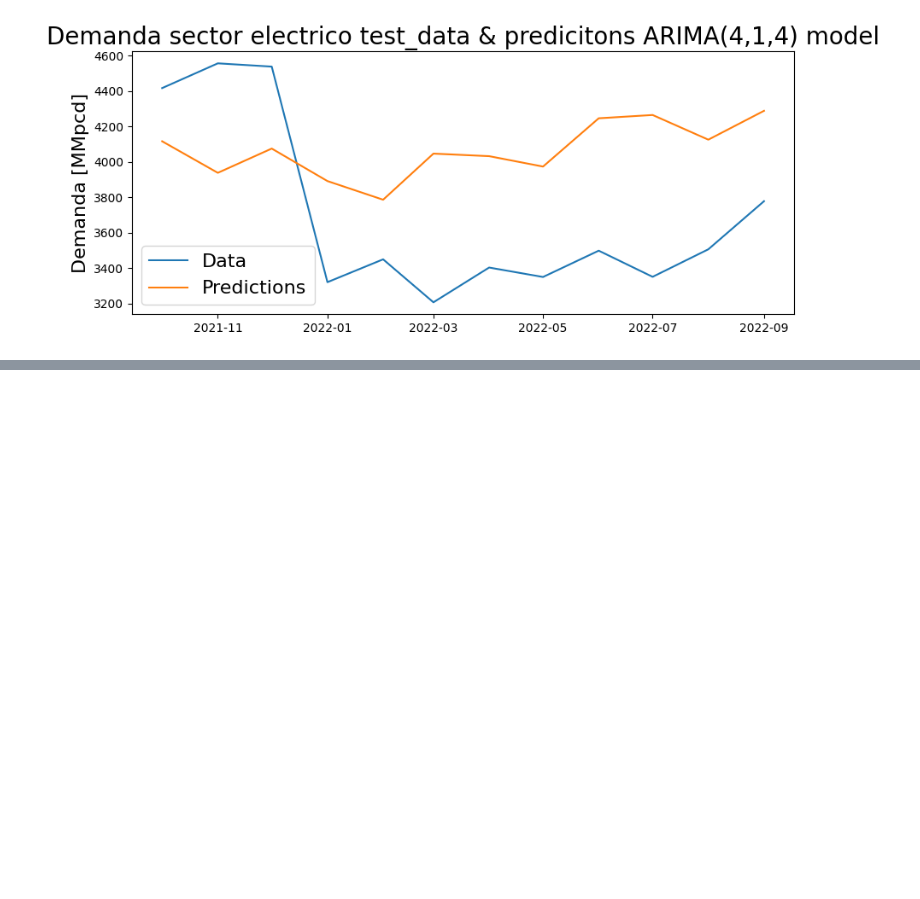
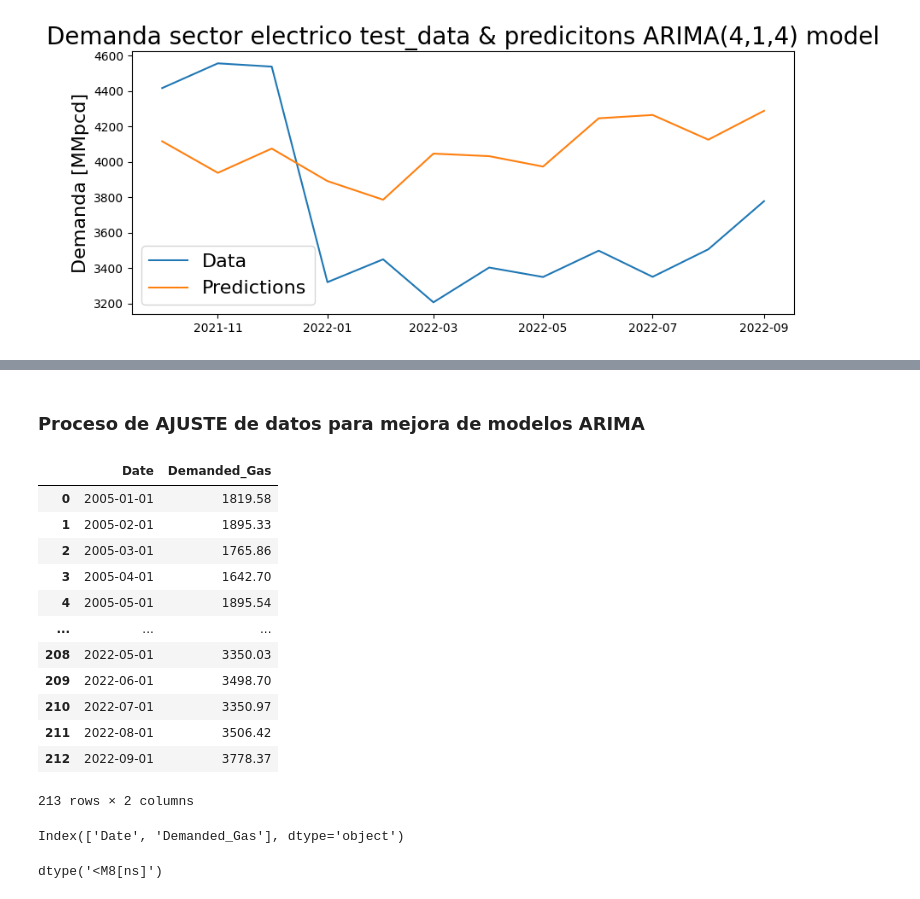
Before and after one commit to Sergio-Ibarra-1795/MIS_Tesis_GitHub, a Jupyter notebook: Demanda_electrico_series.ipynb, the cells around one changed output, grey strips where cells are left out. Drawn from its saved outputs; the diff is of its cells as text; code cells hidden in the pictures; blank space fills up the shorter version.

```diff
--- a/Demanda_electrico_series.ipynb
+++ b/Demanda_electrico_series.ipynb
@@ -239,0 +308,28 @@ Text(0, 0.5, 'Demanda [MMpcd]')
+# %% [markdown]
+### Proceso de AJUSTE de datos para mejora de modelos ARIMA
+# %%
+demanda_electrico_xls = pd.read_excel(R'Demanda_electrico_2022_full1.xlsx')
+demanda_electrico_xls
+# %% [output]
+|  | Date | Demanded_Gas |
+| 0 | 2005-01-01 | 1819.58 |
+| 1 | 2005-02-01 | 1895.33 |
+| 2 | 2005-03-01 | 1765.86 |
+| 3 | 2005-04-01 | 1642.70 |
+| 4 | 2005-05-01 | 1895.54 |
+| ... | ... | ... |
+| 208 | 2022-05-01 | 3350.03 |
+| 209 | 2022-06-01 | 3498.70 |
+| 210 | 2022-07-01 | 3350.97 |
+| 211 | 2022-08-01 | 3506.42 |
+| 212 | 2022-09-01 | 3778.37 |
+213 rows × 2 columns
+# %%
+demanda_electrico_xls.columns
+# %% [output]
+Index(['Date', 'Demanded_Gas'], dtype='object')
+# %%
+demanda_electrico_xls["Date"]  = pd.to_datetime(demanda_electrico_xls['Date'])
+demanda_electrico_xls["Date"].dtype
+# %% [output]
+dtype('<M8[ns]')
```
Also changed, not shown: parts of 19 cells of this notebook.
